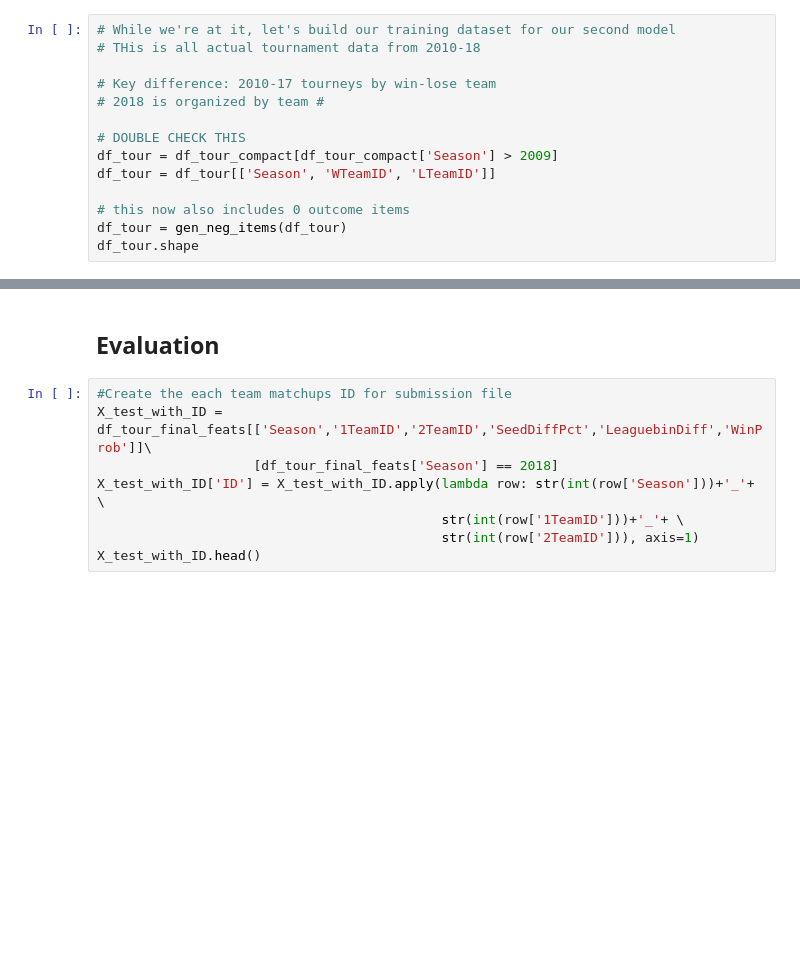
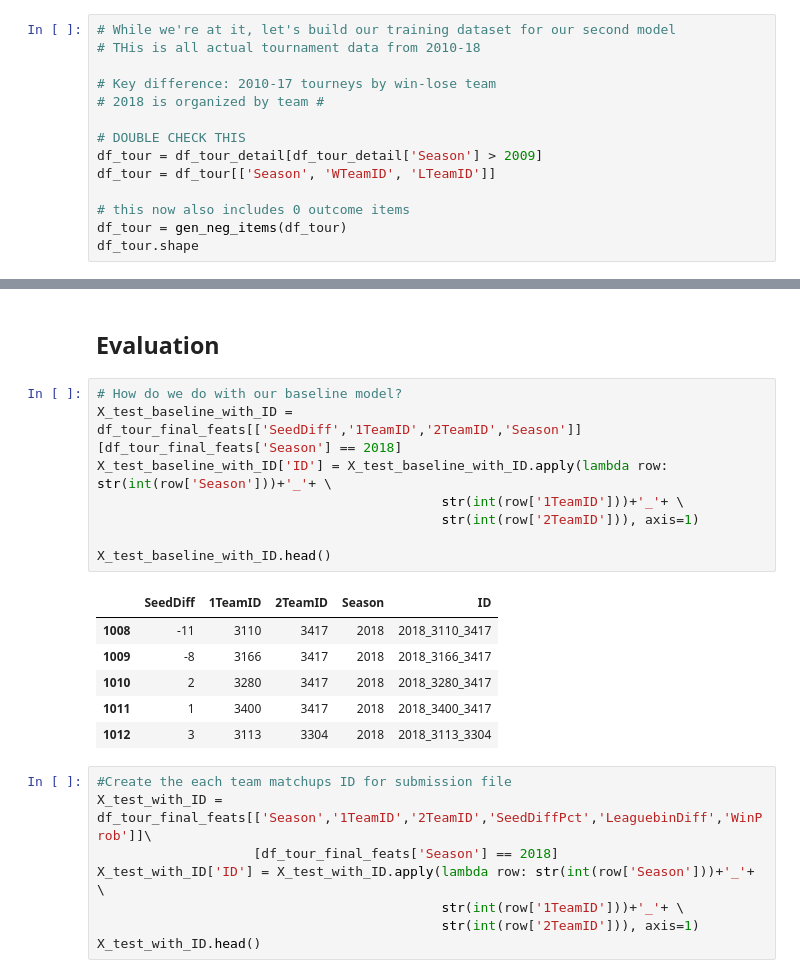
Before and after one commit to Dedomena-exerevnitis/mids-w207-kaggle, a Jupyter notebook: W207_Two-Stage-For-Submission-Evaluation.ipynb, the cells around one changed output, grey strips where cells are left out. Drawn from its saved outputs; the diff is of its cells as text; blank space fills up the shorter version.

Commit message:
added baseline eval

```diff
--- a/W207_Two-Stage-For-Submission-Evaluation.ipynb
+++ b/W207_Two-Stage-For-Submission-Evaluation.ipynb
@@ -244,7 +244,7 @@ df_regular_season_games_with_features.head()
 # 2018 is organized by team #
 
 # DOUBLE CHECK THIS
-df_tour = df_tour_compact[df_tour_compact['Season'] > 2009]
+df_tour = df_tour_detail[df_tour_detail['Season'] > 2009]
 df_tour = df_tour[['Season', 'WTeamID', 'LTeamID']]
 
 # this now also includes 0 outcome items
@@ -476,6 +476,21 @@ score = 0.746031746032
 log loss = 0.432034319899
 # %% [markdown]
 ## Evaluation
+# %%
+# How do we do with our baseline model?
+X_test_baseline_with_ID = df_tour_final_feats[['SeedDiff','1TeamID','2TeamID','Season']][df_tour_final_feats['Season'] == 2018]
+X_test_baseline_with_ID['ID'] = X_test_baseline_with_ID.apply(lambda row: str(int(row['Season']))+'_'+ \
+                                            str(int(row['1TeamID']))+'_'+ \
+                                            str(int(row['2TeamID'])), axis=1)
+
+X_test_baseline_with_ID.head()
+# %% [output]
+|  | SeedDiff | 1TeamID | 2TeamID | Season | ID |
+| 1008 | -11 | 3110 | 3417 | 2018 | 2018_3110_3417 |
+| 1009 | -8 | 3166 | 3417 | 2018 | 2018_3166_3417 |
+| 1010 | 2 | 3280 | 3417 | 2018 | 2018_3280_3417 |
+| 1011 | 1 | 3400 | 3417 | 2018 | 2018_3400_3417 |
+| 1012 | 3 | 3113 | 3304 | 2018 | 2018_3113_3304 |
 # %%
 #Create the each team matchups ID for submission file
 X_test_with_ID = df_tour_final_feats[['Season','1TeamID','2TeamID','SeedDiffPct','LeaguebinDiff','WinProb']]\
```
Also changed, not shown: parts of 9 cells of this notebook.
